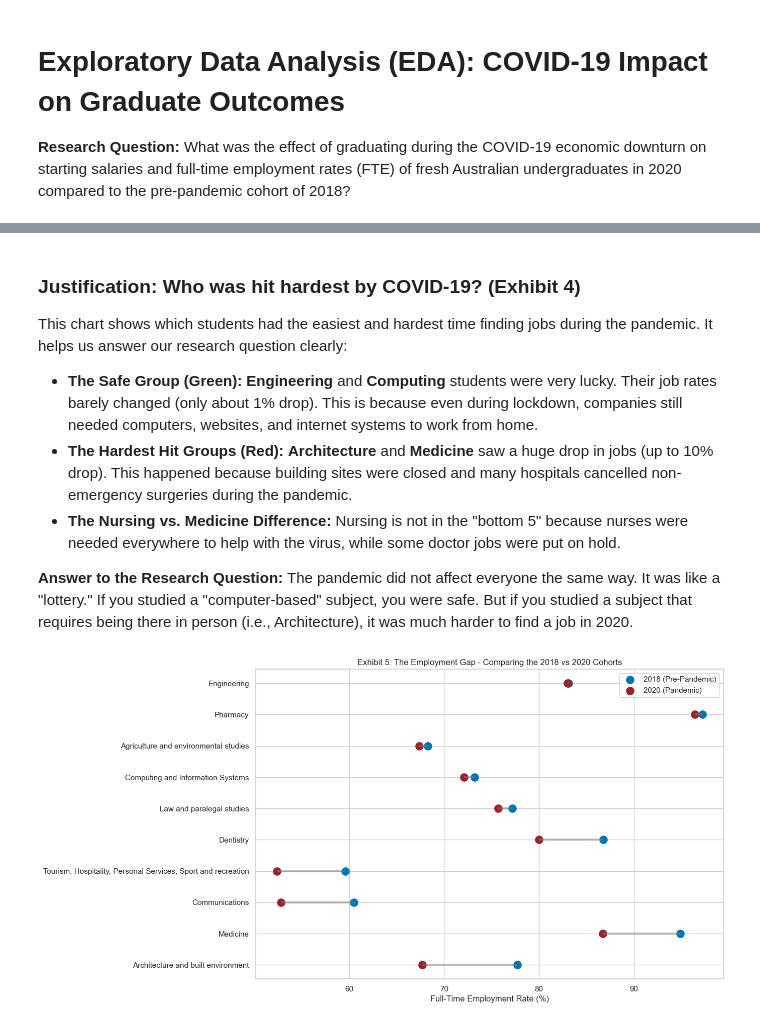
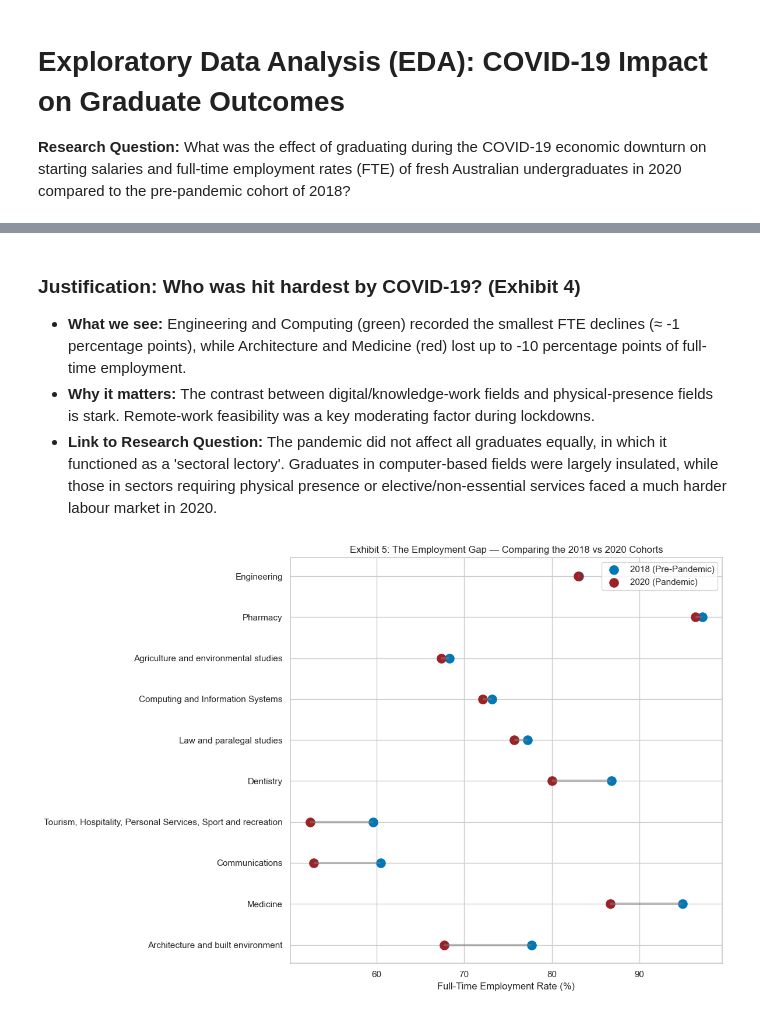
Before and after one commit to atikahtajarimim/ecc3479-project, a Jupyter notebook: code/eda_report.ipynb, the cells around one changed output, grey strips where cells are left out. Saved outputs shown, nothing was run; the diff lists cells and outputs as text; code cells hidden in the pictures.

```diff
--- a/code/eda_report.ipynb
+++ b/code/eda_report.ipynb
@@ -149,29 +244,30 @@ plt.show()
 # %% [markdown]
 ### Justification: Who was hit hardest by COVID-19? (Exhibit 4)
-This chart shows which students had the easiest and hardest time finding jobs during the pandemic. It helps us answer our research question clearly:
-- **The Safe Group (Green):** **Engineering** and **Computing** students were very lucky. Their job rates barely changed (only about 1% drop). This is because even during lockdown, companies still needed computers, websites, and internet systems to work from home.
-- **The Hardest Hit Groups (Red):** **Architecture** and **Medicine** saw a huge drop in jobs (up to 10% drop). This happened because building sites were closed and many hospitals cancelled non-emergency surgeries during the pandemic.
-- **The Nursing vs. Medicine Difference:** Nursing is not in the "bottom 5" because nurses were needed everywhere to help with the virus, while some doctor jobs were put on hold.
-
-**Answer to the Research Question:**
-The pandemic did not affect everyone the same way. It was like a "lottery." If you studied a "computer-based" subject, you were safe. But if you studied a subject that requires being there in person (i.e., Architecture), it was much harder to find a job in 2020.
+* **What we see:** Engineering and Computing (green) recorded the smallest FTE declines (≈ -1 percentage points), while Architecture and Medicine (red) lost up to -10 percentage points of full-time employment.
+* **Why it matters:** The contrast between digital/knowledge-work fields and physical-presence fields is stark. Remote-work feasibility was a key moderating factor during lockdowns.
+* **Link to Research Question:** The pandemic did not affect all graduates equally, in which it functioned as a 'sectoral lectory'. Graduates in computer-based fields were largely insulated, while those in sectors requiring physical presence or elective/non-essential services faced a much harder labour market in 2020.
 # %%
-# 5. Sort by the magnitude of impact
+# ── Exhibit 5: Employment Gap — 2018 vs 2020 Cohorts ───────────────────────
 df_sorted = df_analysis.sort_values('FTE_Diff', ascending=True)
 top_bottom = pd.concat([df_sorted.head(5), df_sorted.tail(5)])
 
 plt.figure(figsize=(12, 8))
-plt.hlines(y=top_bottom['Study_Area'], xmin=top_bottom['FTE_20'], xmax=top_bottom['FTE_18'],
+plt.hlines(y=top_bottom['Study_Area'],
+           xmin=top_bottom['FTE_20'], xmax=top_bottom['FTE_18'],
            color='grey', alpha=0.5, linewidth=3)
 
-plt.scatter(top_bottom['FTE_18'], top_bottom['Study_Area'], color='#0077b6', s=120, label='2018 (Pre-Pandemic)')
-plt.scatter(top_bottom['FTE_20'], top_bottom['Study_Area'], color='#9b2226', s=120, label='2020 (Pandemic)')
+plt.scatter(top_bottom['FTE_18'], top_bottom['Study_Area'],
+            color='#0077b6', s=120, label='2018 (Pre-Pandemic)')
+plt.scatter(top_bottom['FTE_20'], top_bottom['Study_Area'],
+            color=COLOR_NEG, s=120, label='2020 (Pandemic)')
 
-plt.title("Exhibit 5: The Employment Gap - Comparing the 2018 vs 2020 Cohorts")
-plt.xlabel("Full-Time Employment Rate (%)")
+plt.title('Exhibit 5: The Employment Gap — Comparing the 2018 vs 2020 Cohorts')
+plt.xlabel('Full-Time Employment Rate (%)')
+plt.ylabel('')
 plt.legend()
+plt.tight_layout()
 plt.show()
 # %% [output]
-[figure, old version]
+[figure, new version]
 # %% [markdown]
 ### Justification: The Story of the Employment Gap (Exhibit 5)
```
Also changed, not shown: parts of 14 cells of this notebook, 1 other file.
